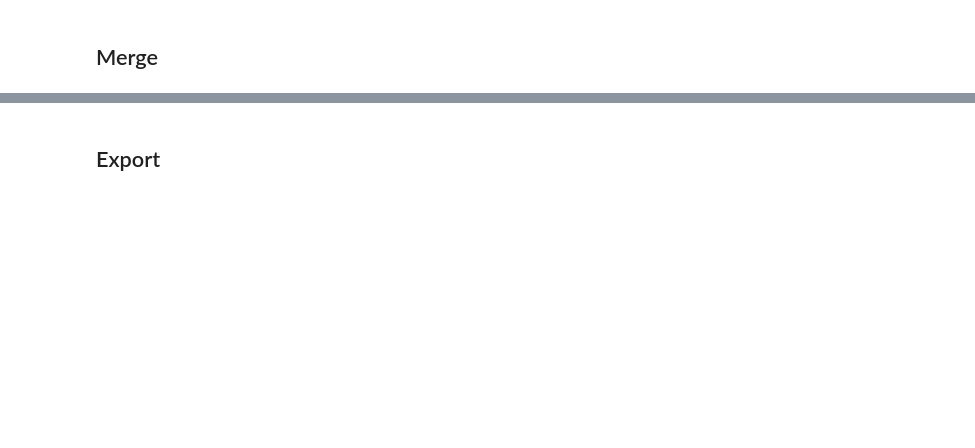
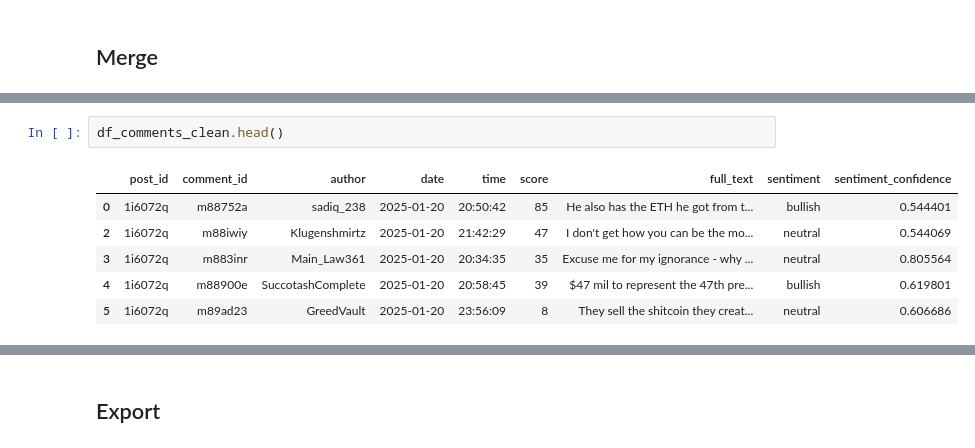
Before and after one commit to Reimser/sp3_3_studienarbeit, a Jupyter notebook: notebooks/scrape.ipynb, the cells around one changed output, grey strips where cells are left out. Cells and saved outputs as stored; diff of their text form; blank space fills up the shorter version.

```diff
--- a/notebooks/scrape.ipynb
+++ b/notebooks/scrape.ipynb
@@ -355,0 +320,9 @@ df_merged.fillna({"comment_id": "", "author_comment": "", "date_comment": "", "t
+# %%
+df_comments_clean.head()
+# %% [output]
+|  | post_id | comment_id | author | date | time | score | full_text | sentiment | sentiment_confidence |
+| 0 | 1i6072q | m88752a | sadiq_238 | 2025-01-20 | 20:50:42 | 85 | He also has the ETH he got from t... | bullish | 0.544401 |
+| 2 | 1i6072q | m88iwiy | Klugenshmirtz | 2025-01-20 | 21:42:29 | 47 | I don't get how you can be the mo... | neutral | 0.544069 |
+| 3 | 1i6072q | m883inr | Main_Law361 | 2025-01-20 | 20:34:35 | 35 | Excuse me for my ignorance - why ... | neutral | 0.805564 |
+| 4 | 1i6072q | m88900e | SuccotashComplete | 2025-01-20 | 20:58:45 | 39 | $47 mil to represent the 47th pre... | bullish | 0.619801 |
+| 5 | 1i6072q | m89ad23 | GreedVault | 2025-01-20 | 23:56:09 | 8 | They sell the shitcoin they creat... | neutral | 0.606686 |
```
Also changed, not shown: parts of 19 cells of this notebook, 4 other files.
